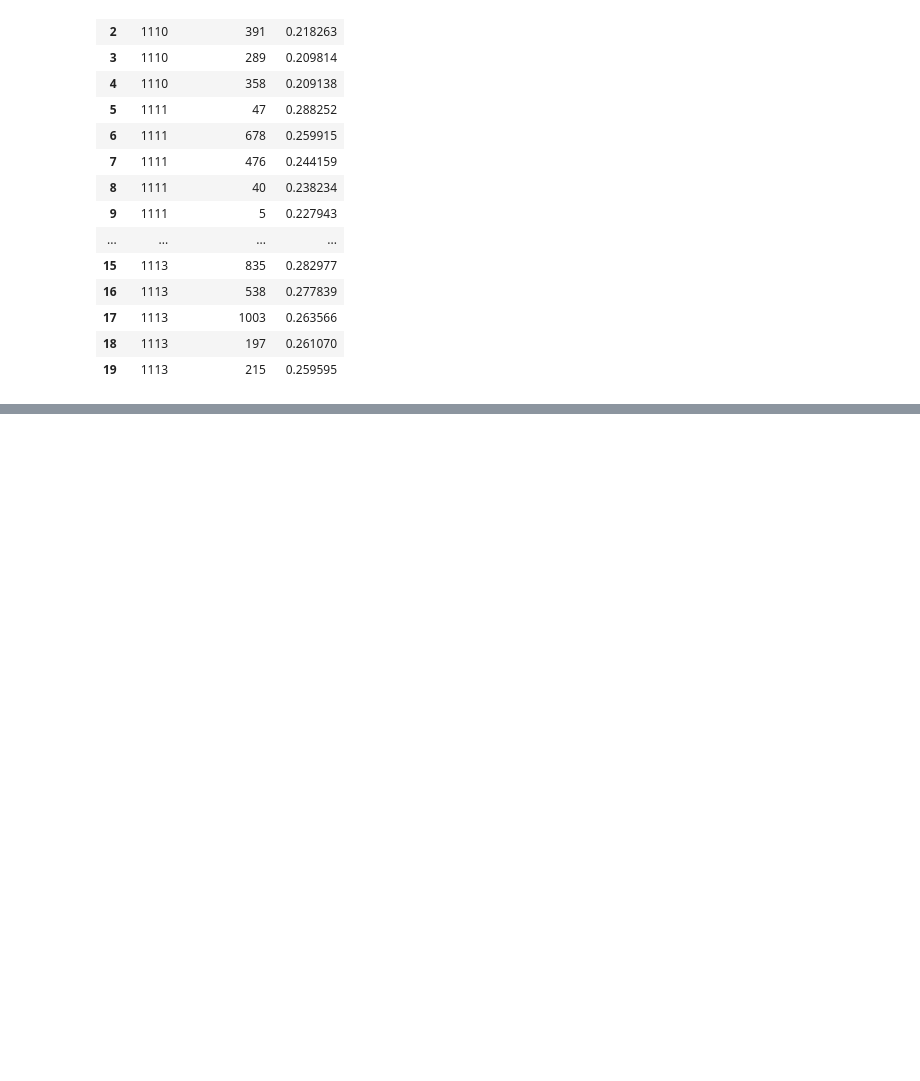
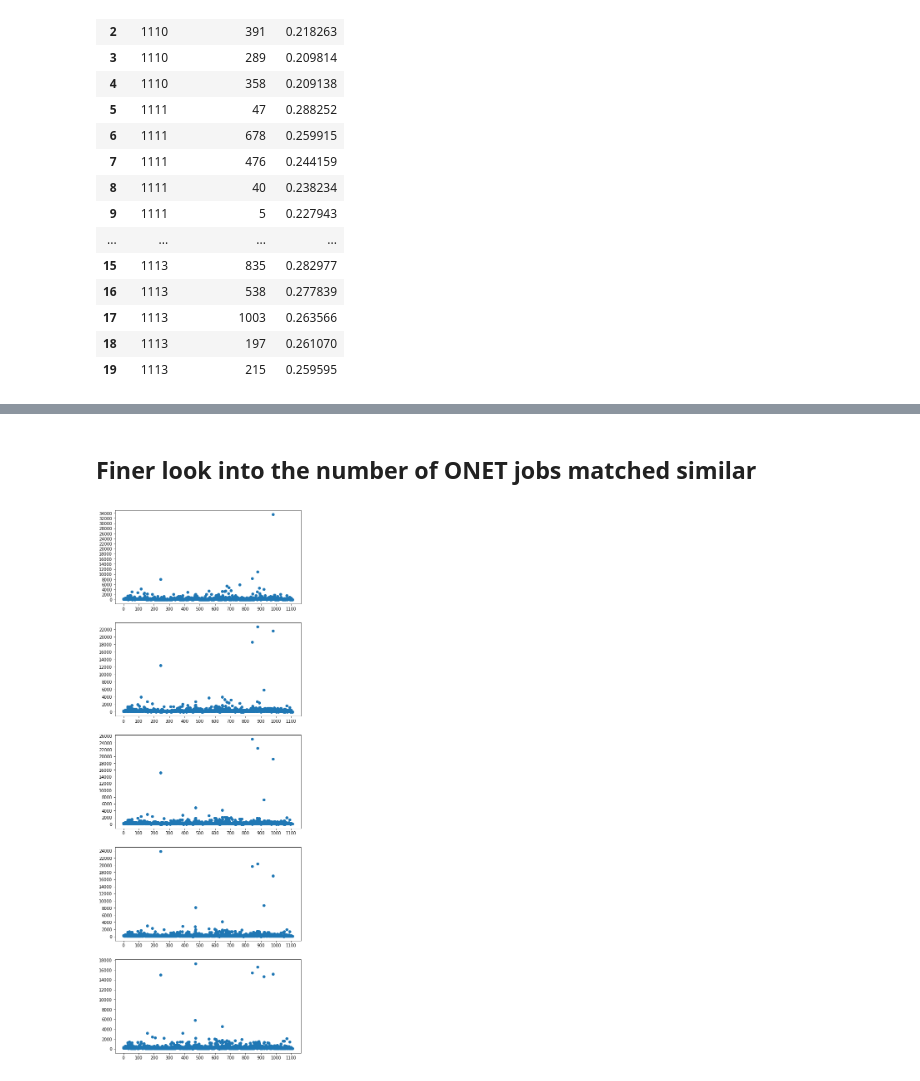
Before and after one commit to btruhand/job-advisor, a Jupyter notebook: Evaluating_doc2vec.ipynb, the cells around one changed output, grey strips where cells are left out. Cells and saved outputs as stored; diff of their text form; code cells hidden in the pictures; blank space fills up the shorter version.

```diff
--- a/Evaluating_doc2vec.ipynb
+++ b/Evaluating_doc2vec.ipynb
@@ -147,0 +281,13 @@ df.head(20)
+# %% [markdown]
+## Finer look into the number of ONET jobs matched similar
+# %%
+# course look
+fig, axes = plt.subplots(5, 1)
+fig.set_size_inches(8, 24)
+for i in range(5):
+    count_of_similar_onet_jobs = most_similar[i]['similar_doc_id'].value_counts()
+    axes[i].scatter(count_of_similar_onet_jobs.index, count_of_similar_onet_jobs)
+    axes[i].set_xticks(range(0, 1200, 100))
+    axes[i].set_yticks(range(0, count_of_similar_onet_jobs.max() + 1000, 2000))
+# %% [output]
+[figure, added]
```
Also changed, not shown: parts of 26 cells of this notebook, 1 other file.
